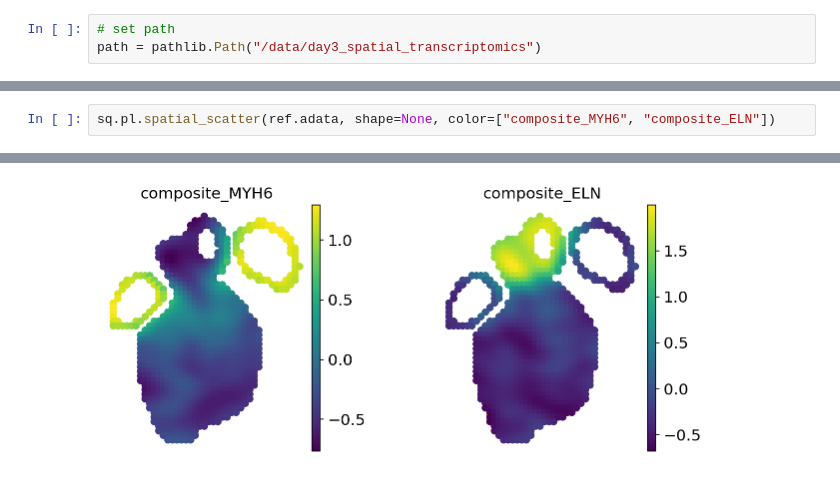
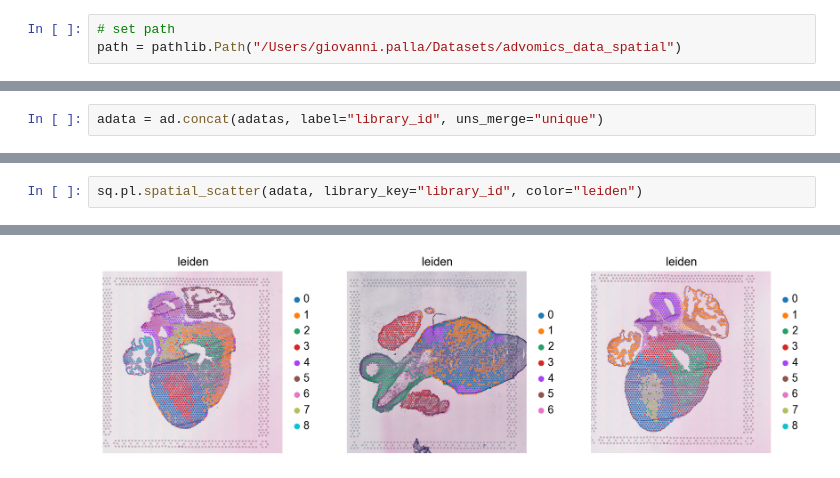
Before and after one commit to giovp/2022univr-medbioinfo, a Jupyter notebook: notebooks/4_tutorial_registration_moscot.ipynb, the cells around one changed output, grey strips where cells are left out. Drawn from its saved outputs; the diff is of its cells as text.

```diff
--- a/notebooks/4_tutorial_registration_moscot.ipynb
+++ b/notebooks/4_tutorial_registration_moscot.ipynb
@@ -27,3 +31,3 @@ sc.set_figure_params(figsize=(4, 4), frameon=False)
 # %%
 # set path
-path = pathlib.Path("/data/day3_spatial_transcriptomics")
+path = pathlib.Path("/Users/giovanni.palla/Datasets/advomics_data_spatial")
@@ -262,0 +46,2 @@ Remember, the reference object is an *anndata* so you could use it for downstrea
+# %%
+adata = ad.concat(adatas, label="library_id", uns_merge="unique")
@@ -263,3 +50,3 @@ Remember, the reference object is an *anndata* so you could use it for downstrea
 # %%
-sq.pl.spatial_scatter(ref.adata, shape=None, color=["composite_MYH6", "composite_ELN"])
+sq.pl.spatial_scatter(adata, library_key="library_id", color="leiden")
 # %% [output]
@@ -267 +53 @@ WARNING: Please specify a valid `library_id` or set it permanently in `adata.uns
-[figure, old version]
+[figure, new version]
```
Also changed, not shown: parts of 42 cells of this notebook, 3 other files.
